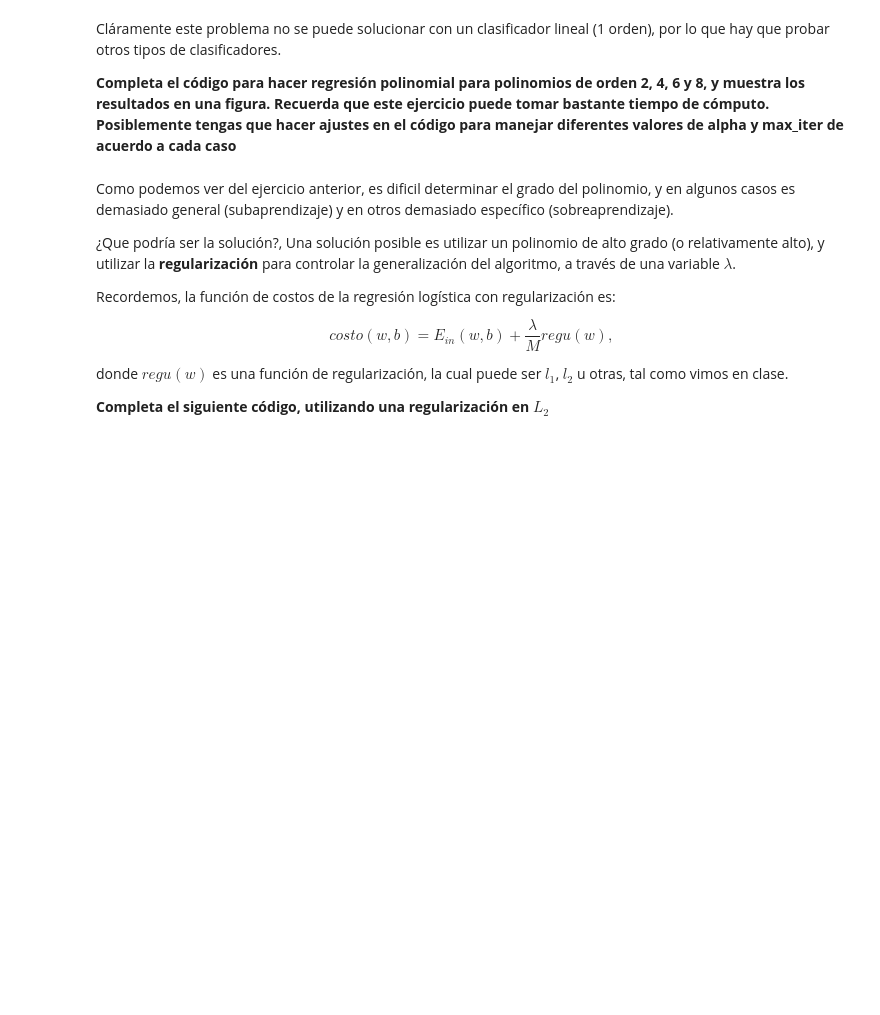
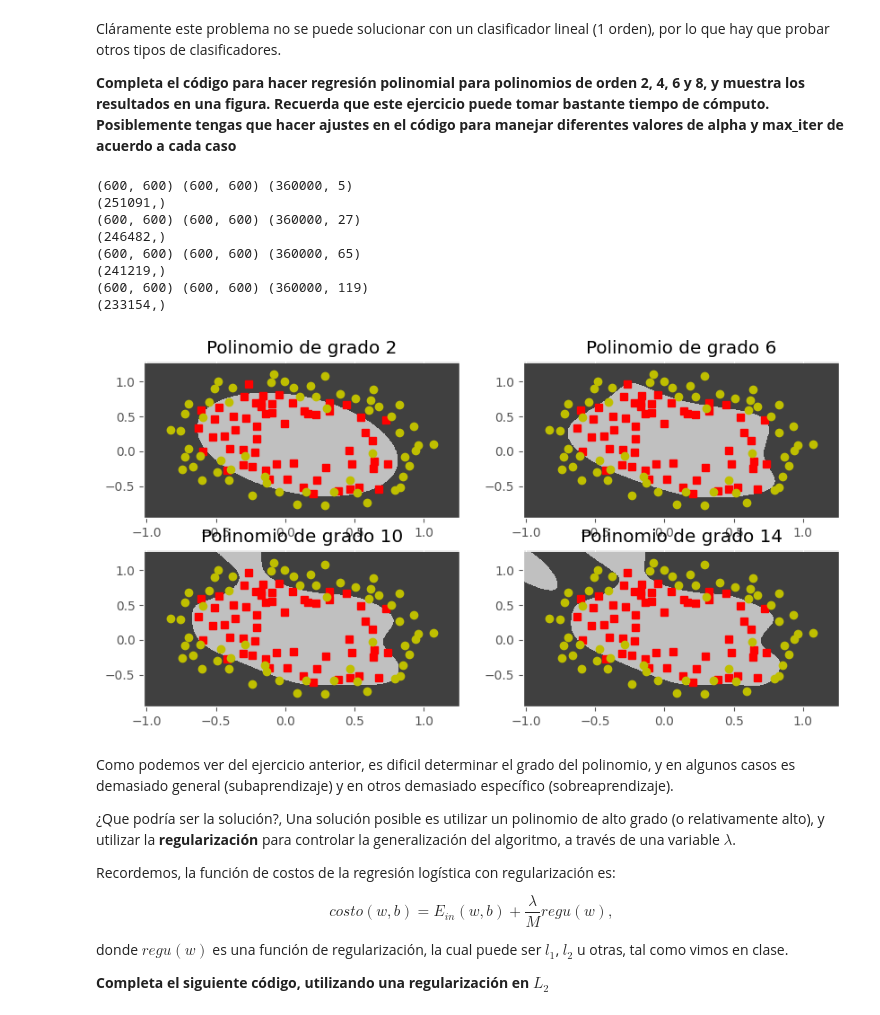
Before and after one commit to MelyGM/Aprendizaje-2026, a Jupyter notebook: regularizacion_logistica.ipynb, the cells around one changed output. Saved outputs shown, nothing was run; the diff lists cells and outputs as text; code cells hidden in the pictures; blank space fills up the shorter version.

```diff
--- a/regularizacion_logistica.ipynb
+++ b/regularizacion_logistica.ipynb
@@ -421,24 +424,47 @@ Cláramente este problema no se puede solucionar con un clasificador lineal (1 o
 # %%
 for (i, grado) in enumerate([2, 6, 10, 14]):
 
     # Genera la expansión polinomial
-    # --- Agregar código aquí ---
+    phi_x = map_poly(grado, x)
 
 
     # Normaliza
-    # --- Agregar código aquí ---
+    mu, de = medias_std(phi_x)
+    phi_x_norm = normaliza(phi_x, mu, de)
 
 
     # Entrena
-    # --- Agregar código aquí ---
+    w = np.zeros(phi_x_norm.shape[1])
+    b = 0
+
+    if grado == 2:
+      alpha, max_iter = 0.12, 25_000
+    elif grado == 6:
+      alpha, max_iter = 0.06, 70_000
+    elif grado == 10:
+      alpha, max_iter = 0.02, 140_000
+    else:
+      alpha, max_iter = 0.008, 220_000
+
+    w, b, hist = dg(phi_x_norm, y, w, b, alpha, max_iter=max_iter)
 
 
 
     # Muestra resultados con plot_separacion2D
     plt.subplot(2, 2, i + 1)
     plt.title(f"Polinomio de grado {grado}")
     # --- Agregar codigo aquí ---
-    # plot_separacion2D(...) Esto es solo para ayudarlos un poco
+    plot_separacion2D(x, y, grado, mu, de, w, b)
+# %% [output]
+(600, 600) (600, 600) (360000, 5)
+(251091,)
+(600, 600) (600, 600) (360000, 27)
+(246482,)
+(600, 600) (600, 600) (360000, 65)
+(241219,)
+(600, 600) (600, 600) (360000, 119)
+(233154,)
+[figure, added]
 # %% [markdown]
 Como podemos ver del ejercicio anterior, es dificil determinar el grado del polinomio, y en algunos casos es demasiado general (subaprendizaje) y en otros demasiado específico (sobreaprendizaje).
 
```
Also changed, not shown: parts of 3 cells of this notebook.
